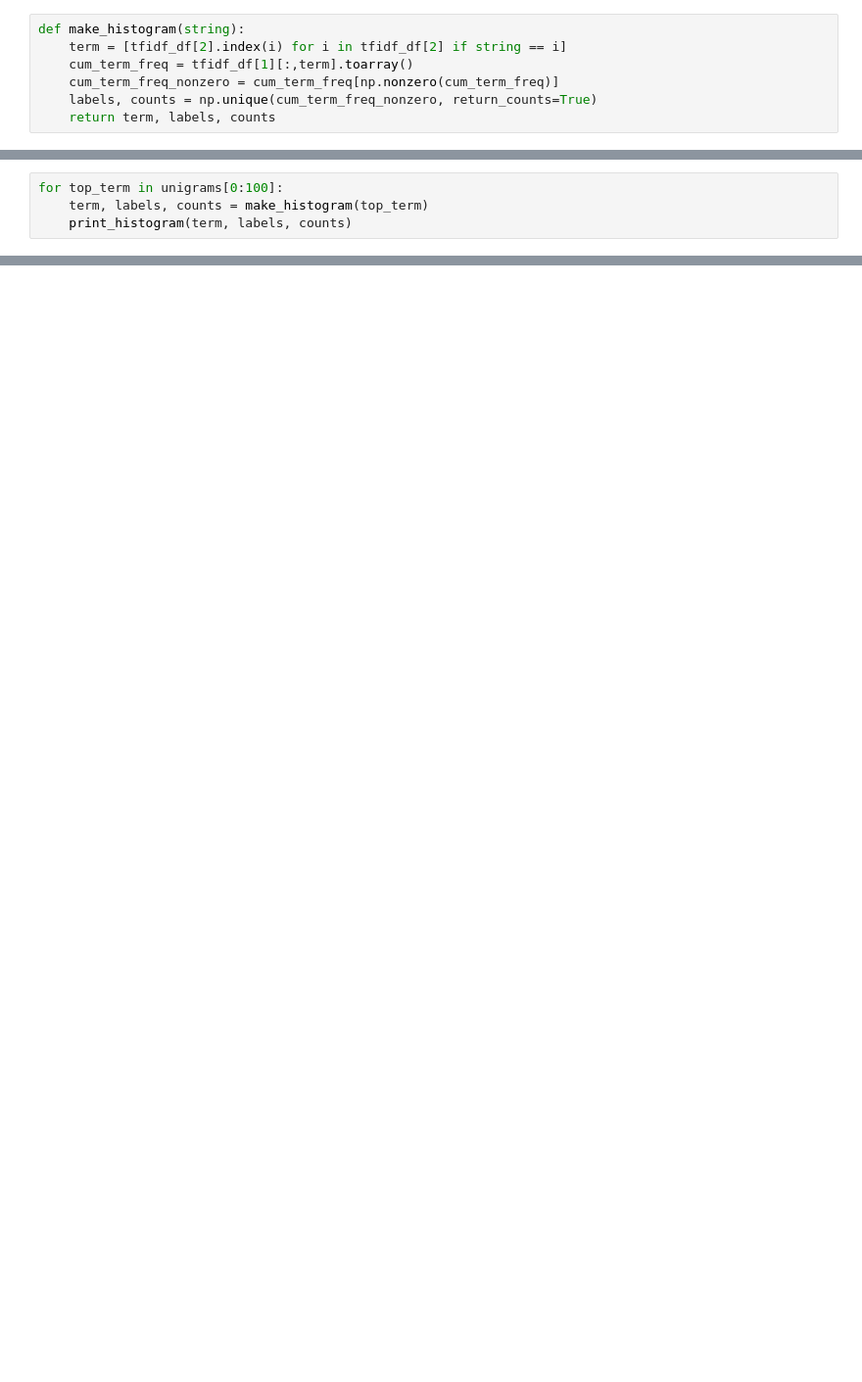
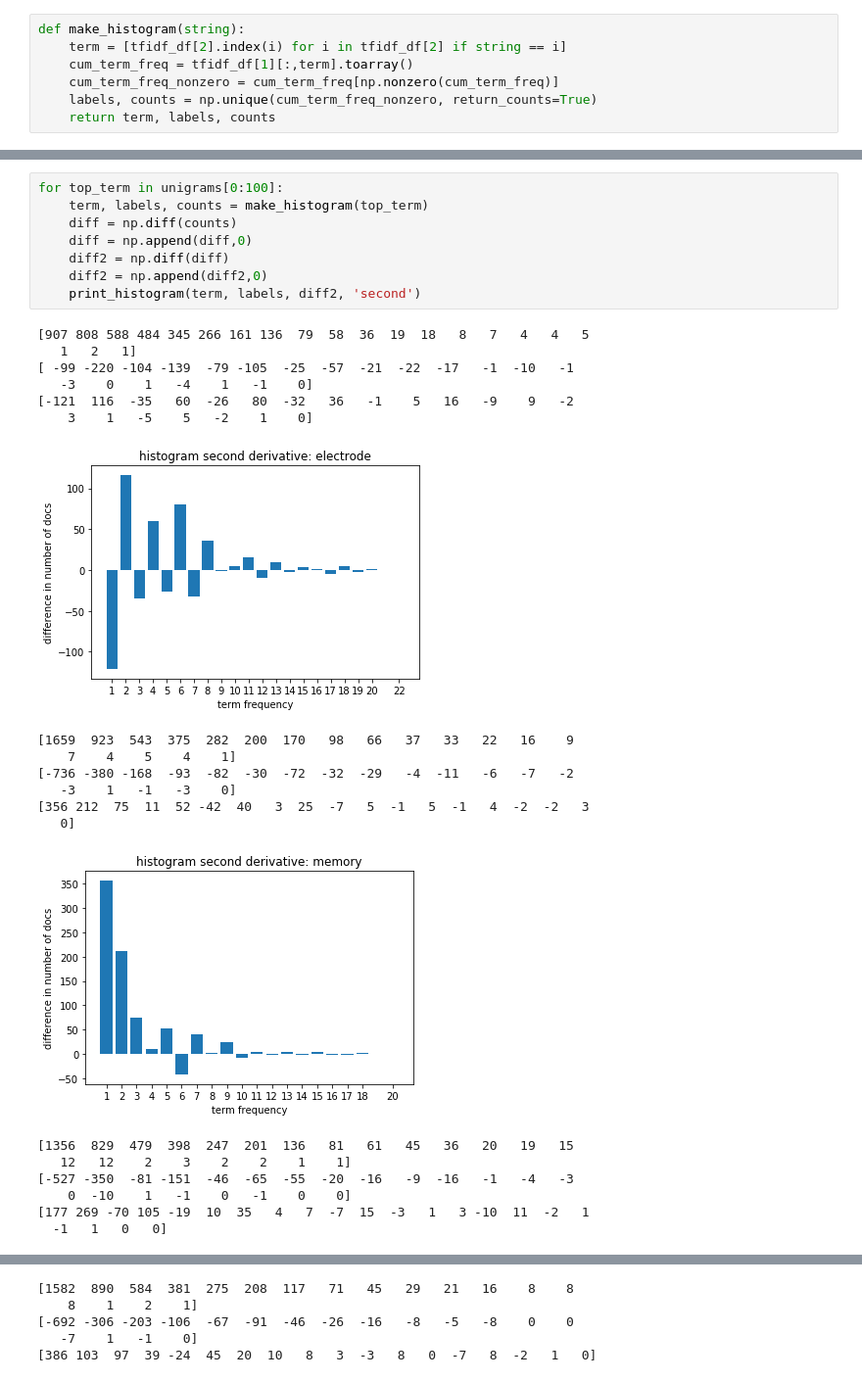
Before and after one commit to GKilvington/pyGrams, a Jupyter notebook: Untitled.ipynb, the cells around one changed output, grey strips where cells are left out. Shown at 98% size. Cells and saved outputs as stored; diff of their text form; blank space fills up the shorter version.

```diff
--- a/Untitled.ipynb
+++ b/Untitled.ipynb
@@ -42,4 +68,29 @@ for top_term in unigrams[0:1]:
 # %%
 for top_term in unigrams[0:100]:
     term, labels, counts = make_histogram(top_term)
-    print_histogram(term, labels, counts)
+    diff = np.diff(counts)
+    diff = np.append(diff,0)
+    diff2 = np.diff(diff)
+    diff2 = np.append(diff2,0)
+    print_histogram(term, labels, diff2, 'second')
+# %% [output]
+[907 808 588 484 345 266 161 136  79  58  36  19  18   8   7   4   4   5
+   1   2   1]
+[ -99 -220 -104 -139  -79 -105  -25  -57  -21  -22  -17   -1  -10   -1
+   -3    0    1   -4    1   -1    0]
+[-121  116  -35   60  -26   80  -32   36   -1    5   16   -9    9   -2
+    3    1   -5    5   -2    1    0]
+[figure, added]
+[1659  923  543  375  282  200  170   98   66   37   33   22   16    9
+    7    4    5    4    1]
+[-736 -380 -168  -93  -82  -30  -72  -32  -29   -4  -11   -6   -7   -2
+   -3    1   -1   -3    0]
+[356 212  75  11  52 -42  40   3  25  -7   5  -1   5  -1   4  -2  -2   3
+   0]
+[figure, added]
+[1356  829  479  398  247  201  136   81   61   45   36   20   19   15
+   12   12    2    3    2    2    1    1]
+[-527 -350  -81 -151  -46  -65  -55  -20  -16   -9  -16   -1   -4   -3
+    0  -10    1   -1    0   -1    0    0]
+[177 269 -70 105 -19  10  35   4   7  -7  15  -3   1   3 -10  11  -2   1
+  -1   1   0   0]
@@ -45,0 +105,5 @@ for top_term in unigrams[0:100]:
+[1582  890  584  381  275  208  117   71   45   29   21   16    8    8
+    8    1    2    1]
+[-692 -306 -203 -106  -67  -91  -46  -26  -16   -8   -5   -8    0    0
+   -7    1   -1    0]
+[386 103  97  39 -24  45  20  10   8   3  -3   8   0  -7   8  -2   1   0]
```
Also changed, not shown: parts of 11 cells of this notebook.
